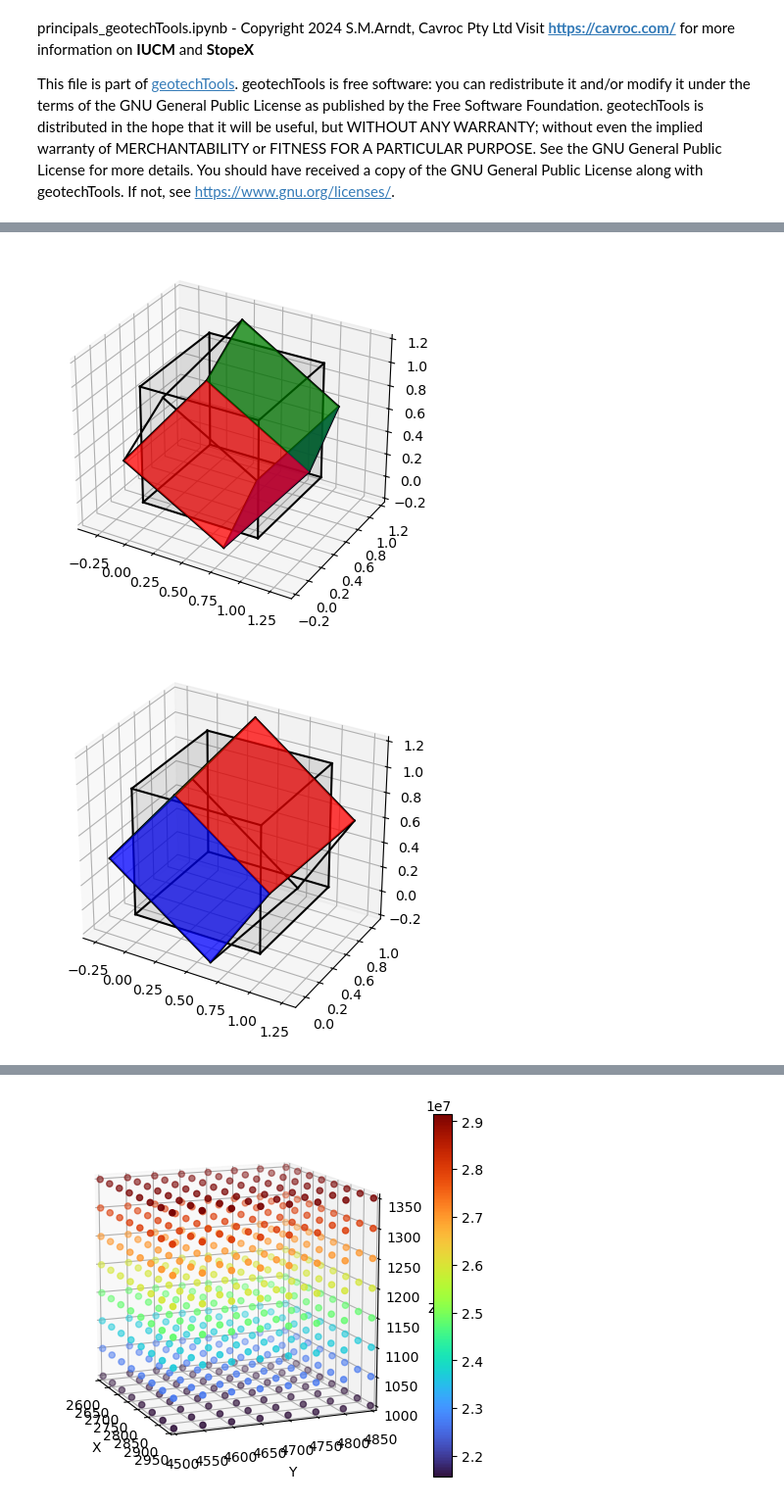
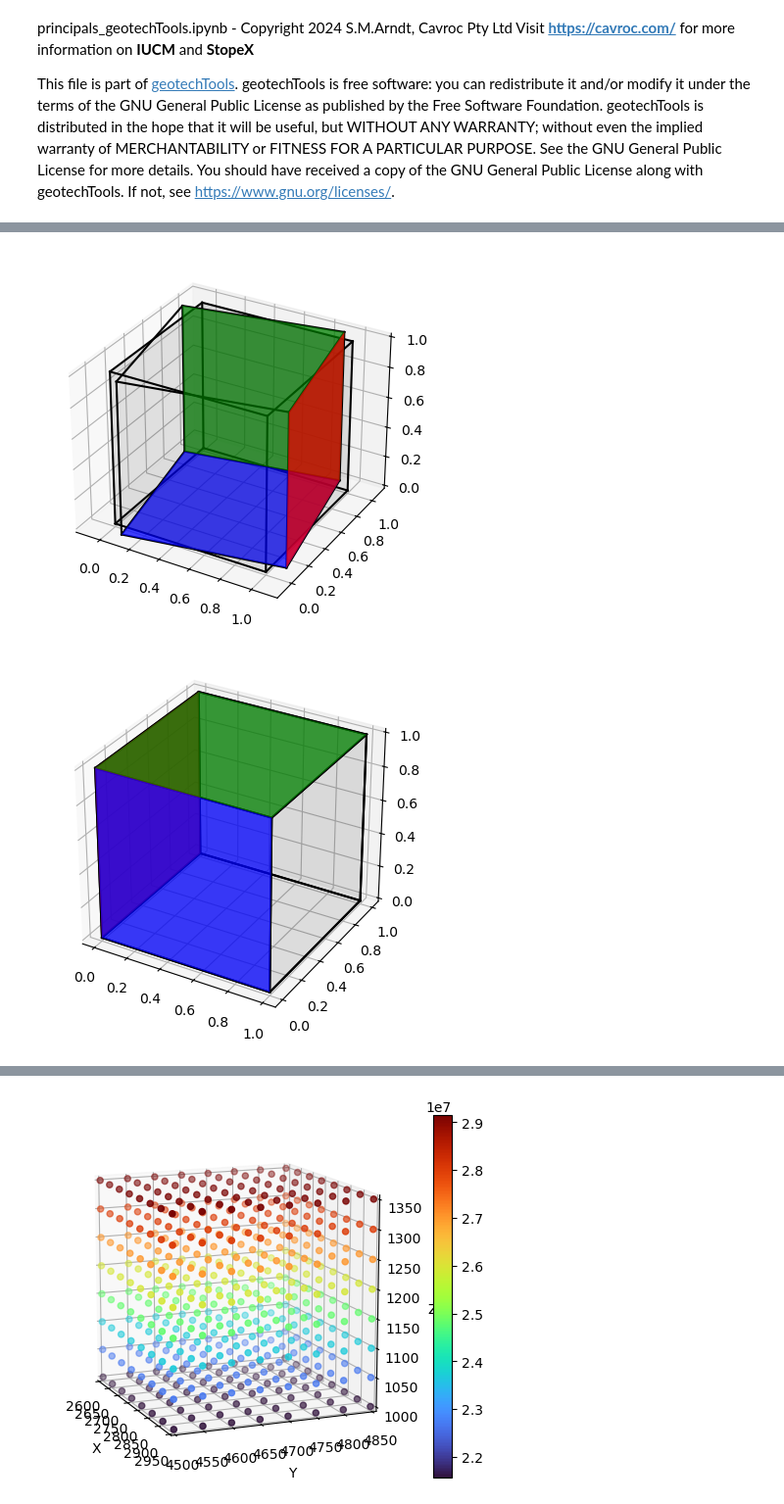
Before and after one commit to SMArndt/geotechTools, a Jupyter notebook: principals_geotechTools.ipynb, the cells around one changed output, grey strips where cells are left out. Shown at 98% size. Drawn from its saved outputs; the diff is of its cells as text; code cells hidden in the pictures.

```diff
--- a/principals_geotechTools.ipynb
+++ b/principals_geotechTools.ipynb
@@ -23,7 +23,7 @@ from stressUtils import *
 # Using SI units in Abaqus [Pa, kg, m] compressive stress is negative
 # Principals is a list of 3 principal stresses [[S_n, plunge_n, trend_n]]
 
-Principals = [[-0.041, 5., 351.], [-0.032, 50., 255.], [-0.022, 40., 85.]]
+Principals = [[-0.0493, 0., 80.], [-0.0295, 0., 170.], [-0.0265, 90., 0.]]
 
 S=getCartesianStress(Principals)
 
@@ -36,5 +36,5 @@ for orientation in range(3):
-[figure, old version]
+[figure, new version]
-[figure, old version]
+[figure, new version]
 # %%
 P=getStressOrientation(E[1]) # E[1] is the eigenvector matrix
 
```
Also changed, not shown: parts of 2 cells of this notebook, 2 other files.
